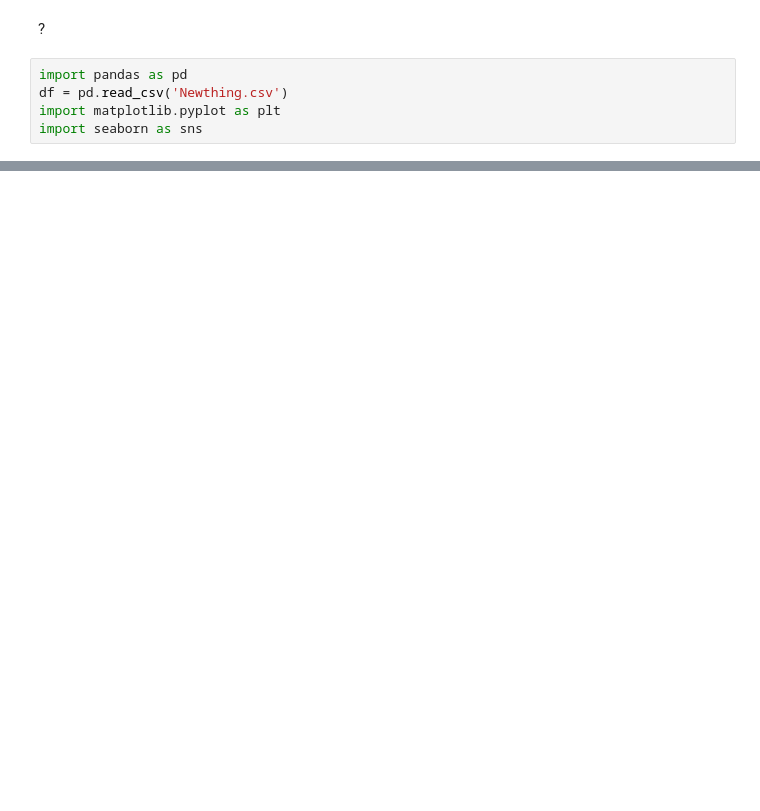
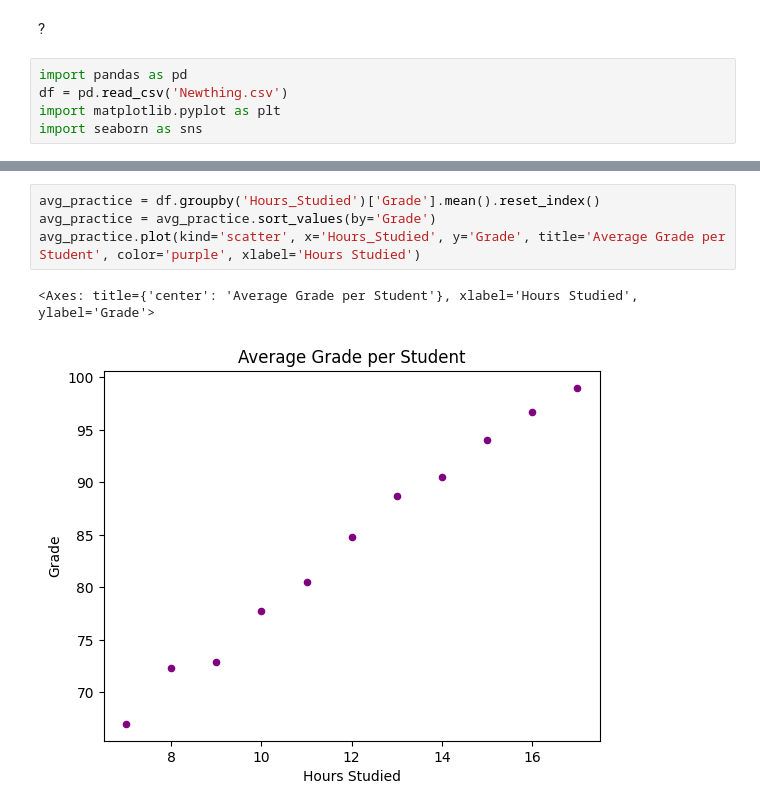
Before and after one commit to Morgva/dt-2026-data-visualisation, a Jupyter notebook: notebooks/DigitalHumanities/ClassWork/Comp.ipynb, the cells around one changed output, grey strips where cells are left out. Saved outputs shown, nothing was run; the diff lists cells and outputs as text; blank space fills up the shorter version.

```diff
--- a/notebooks/DigitalHumanities/ClassWork/Comp.ipynb
+++ b/notebooks/DigitalHumanities/ClassWork/Comp.ipynb
@@ -23,0 +24,7 @@ Text(0, 0.5, 'Average Hours Studied')
+# %%
+avg_practice = df.groupby('Hours_Studied')['Grade'].mean().reset_index()
+avg_practice = avg_practice.sort_values(by='Grade')
+avg_practice.plot(kind='scatter', x='Hours_Studied', y='Grade', title='Average Grade per Student', color='purple', xlabel='Hours Studied')
+# %% [output]
+<Axes: title={'center': 'Average Grade per Student'}, xlabel='Hours Studied', ylabel='Grade'>
+[figure, added]
```
Also changed, not shown: parts of 4 cells of this notebook.
